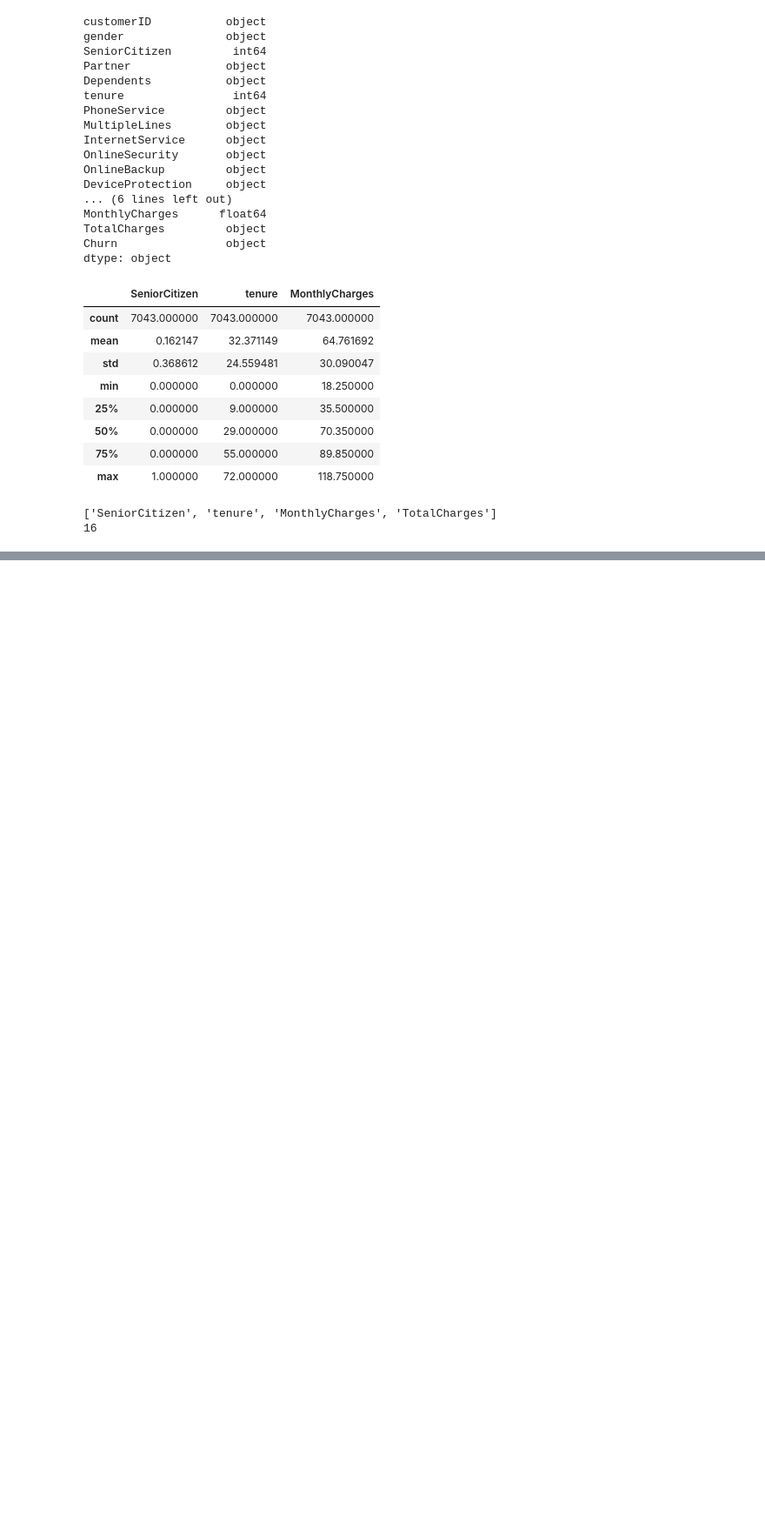
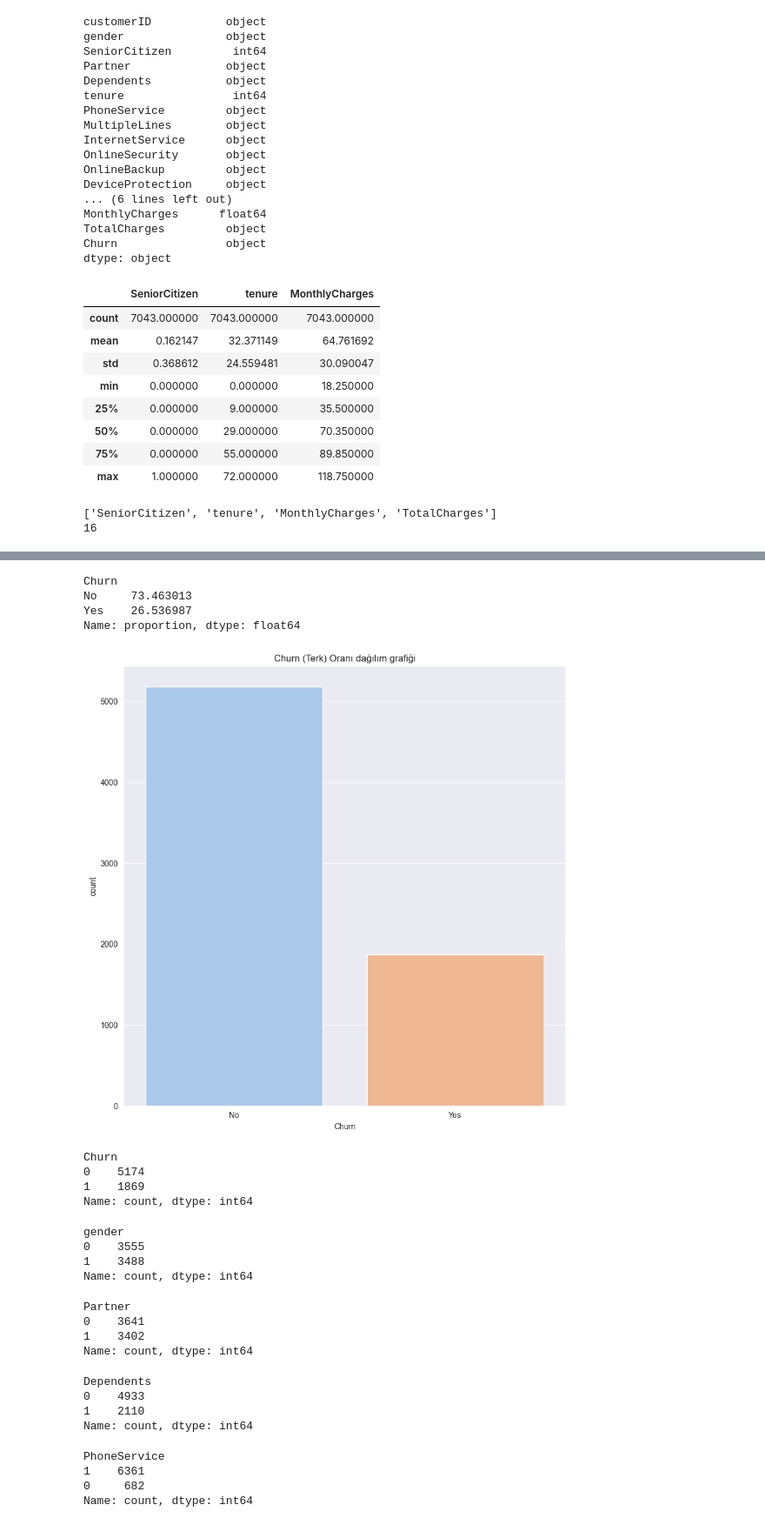
Before and after one commit to MehmetUlDG/Python-VeriBilimi, a Jupyter notebook: Telekom Müşteri Ayrılma (Churn) Tahmini/telekom_churn.ipynb, the cells around one changed output, grey strips where cells are left out. Shown at 87% size. Cells and saved outputs as stored; diff of their text form; code cells hidden in the pictures; blank space fills up the shorter version.

```diff
--- a/Telekom Müşteri Ayrılma (Churn) Tahmini/telekom_churn.ipynb
+++ b/Telekom Müşteri Ayrılma (Churn) Tahmini/telekom_churn.ipynb
@@ -137 +142,59 @@ for column in categorial_features:
 ... (4 outputs left out)
+# %%
+# Sınıf dengesizliğini kontrol et (Yes/No oranı).
+yes_no_oran=df_telekom['Churn'].value_counts(normalize=True)*100
+print(yes_no_oran)
+# %% [output]
+Churn
+No     73.463013
+Yes    26.536987
+Name: proportion, dtype: float64
+# %%
+sns.set_style('darkgrid')
+plt.figure(figsize=(10,10))
+ax=sns.countplot(x='Churn',data=df_telekom,palette='pastel',hue='Churn')
+ax.set_title('Churn (Terk) Oranı dağılım grafiği')
+plt.show()
+# %% [output]
+[figure, added]
+# %%
+# Verileri binary (0/1) formuna çevirme
+df_telekom['Churn']=df_telekom['Churn'].map({'Yes':1,'No':0})
+print(df_telekom['Churn'].value_counts())
+# %% [output]
+Churn
+0    5174
+1    1869
+Name: count, dtype: int64
+# %%
+df_telekom['gender']=df_telekom['gender'].map({'Female':1,'Male':0})
+print(df_telekom['gender'].value_counts())
+# %% [output]
+gender
+0    3555
+1    3488
+Name: count, dtype: int64
+# %%
+df_telekom['Partner']=df_telekom['Partner'].map({'Yes':1,'No':0})
+print(df_telekom['Partner'].value_counts())
+# %% [output]
+Partner
+0    3641
+1    3402
+Name: count, dtype: int64
+# %%
+df_telekom['Dependents']=df_telekom['Dependents'].map({'Yes':1,'No':0})
+print(df_telekom['Dependents'].value_counts())
+# %% [output]
+Dependents
+0    4933
+1    2110
+Name: count, dtype: int64
+# %%
+df_telekom['PhoneService']=df_telekom['PhoneService'].map({'Yes':1,'No':0})
+print(df_telekom['PhoneService'].value_counts())
+# %% [output]
+PhoneService
+1    6361
+0     682
+Name: count, dtype: int64
```
Also changed, not shown: parts of 94 cells of this notebook, 2 other files.
